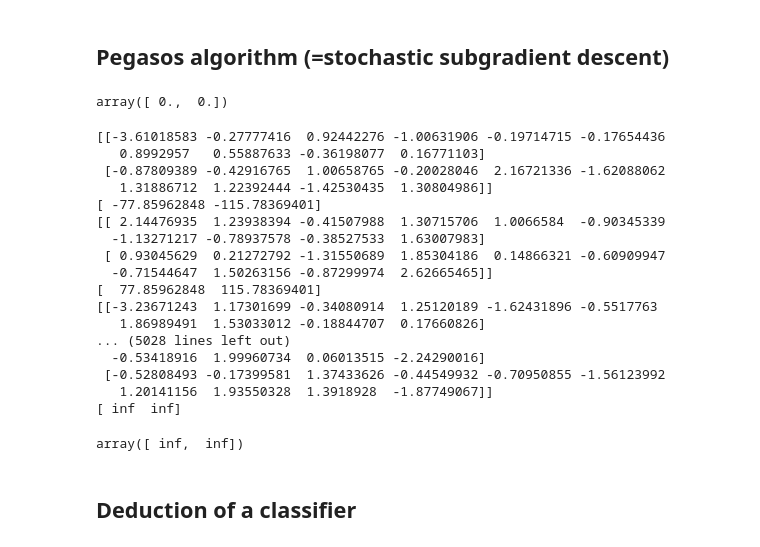
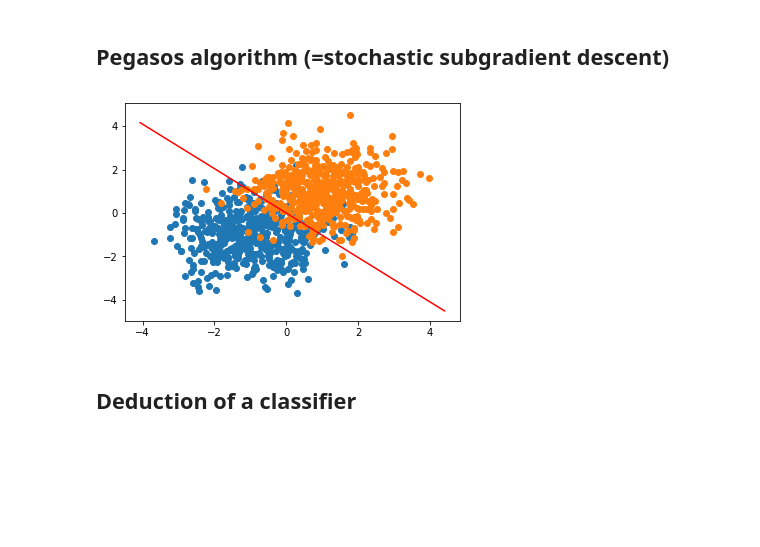
Before and after one commit to BoucheDimitri/SOADML, a Jupyter notebook: SDCA.ipynb, the cells around one changed output. Drawn from its saved outputs; the diff is of its cells as text; code cells hidden in the pictures; blank space fills up the shorter version.

Commit message:
Fixed bug within batch + epochs pegasos version, now converges

```diff
--- a/SDCA.ipynb
+++ b/SDCA.ipynb
@@ -220,13 +221,12 @@ def sdca_perm(alpha0, xmat, y, lamb, nmax_epochs, epsilon, lossfunc=hinge):
 def hinge_loss_update(w, xmat, y, eta, lamb, batch_indexes):
     k = batch_indexes.shape[0]
     restricted_xmat = xmat[:, batch_indexes]
-    print(restricted_xmat)
     restricted_y = y[batch_indexes]
     dot = xmatT_dot_w(restricted_xmat, w)
     indic = (restricted_y * dot < 1).astype(np.int64)
     summed_vec = np.dot(restricted_xmat, restricted_y * indic)
-    w = (1 - eta * lamb) *  w + (eta / k) * summed_vec
-    return w
+    w *= (1 - eta * lamb)
+    w += (eta / k) * summed_vec
 
 hinge.set_pegasos_batch_update(hinge_loss_update)
 # %%
@@ -239,5 +238,26 @@ w = np.zeros((d, ))
-# %%
-w
-# %% [output]
-array([ 0.,  0.])
+# %%
+t = 1
+lamb = 0.1
+losstrack = []
+losstrack.append(cum_loss(w, xmat, y, lamb, hinge))
+for i in range(0, 1000):
+    batches_ind = np.random.randint(0, n, k)
+    eta = 1 / (lamb * t)
+    hinge_loss_update(w, xmat, y, eta, lamb, batches_ind)
+    losstrack.append(cum_loss(w, xmat, y, lamb, hinge))
+    t += 1
+# %%
+xs_plus1 = data_from_label(xmat, y, 1)
+xs_minus1 = data_from_label(xmat, y, -1)
+fig = plt.figure()
+plt.scatter(xs_plus1[0, :], xs_plus1[1, :], label="1")
+plt.scatter(xs_minus1[0, :], xs_minus1[1, :], label="-1")
+ax = fig.axes[0]
+xlim = ax.get_xlim()
+xgrid = np.linspace(xlim[0], xlim[1], 1000)
+sep = (xgrid, hyperplane(w, xgrid))
+ax.plot(sep[0], sep[1], c="r")
+plt.show()
+# %% [output]
+[figure, added]
 # %%
@@ -259,27 +283,5 @@ def pegasos_algorithm(w0, xmat, y, lamb, k, nepochs, lossfunc=hinge):
 # %%
-w, losses = pegasos_algorithm(w, xmat, y, 0.01, 10, 10)
+losses, t = pegasos_algorithm(w, xmat, y, 0.1, 100, 10)
-# %% [output]
-[[-3.61018583 -0.27777416  0.92442276 -1.00631906 -0.19714715 -0.17654436
-   0.8992957   0.55887633 -0.36198077  0.16771103]
- [-0.87809389 -0.42916765  1.00658765 -0.20028046  2.16721336 -1.62088062
-   1.31886712  1.22392444 -1.42530435  1.30804986]]
-[ -77.85962848 -115.78369401]
-[[ 2.14476935  1.23938394 -0.41507988  1.30715706  1.0066584  -0.90345339
-  -1.13271217 -0.78937578 -0.38527533  1.63007983]
- [ 0.93045629  0.21272792 -1.31550689  1.85304186  0.14866321 -0.60909947
-  -0.71544647  1.50263156 -0.87299974  2.62665465]]
-[  77.85962848  115.78369401]
-[[-3.23671243  1.17301699 -0.34080914  1.25120189 -1.62431896 -0.5517763
-   1.86989491  1.53033012 -0.18844707  0.17660826]
-... (5028 lines left out)
-  -0.53418916  1.99960734  0.06013515 -2.24290016]
- [-0.52808493 -0.17399581  1.37433626 -0.44549932 -0.70950855 -1.56123992
-   1.20141156  1.93550328  1.3918928  -1.87749067]]
-[ inf  inf]
-# %%
-w
-# %% [output]
-array([ inf,  inf])
 # %% [markdown]
 ## Deduction of a classifier
 # %%
```
Also changed, not shown: parts of 4 cells of this notebook.
